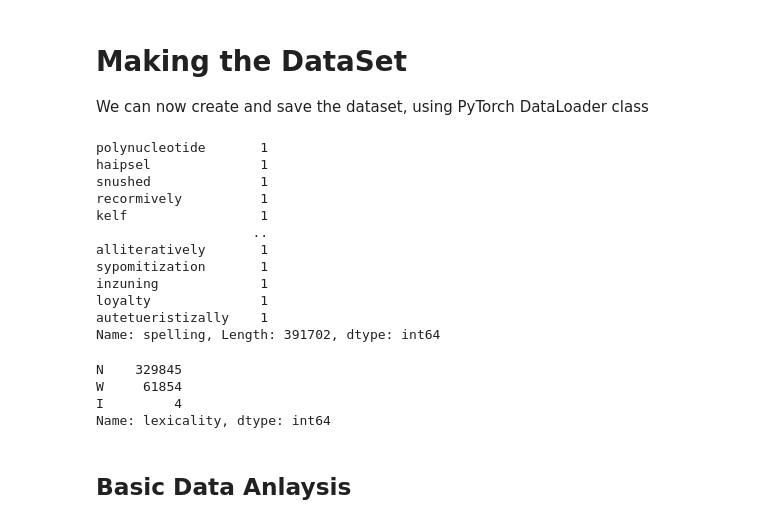
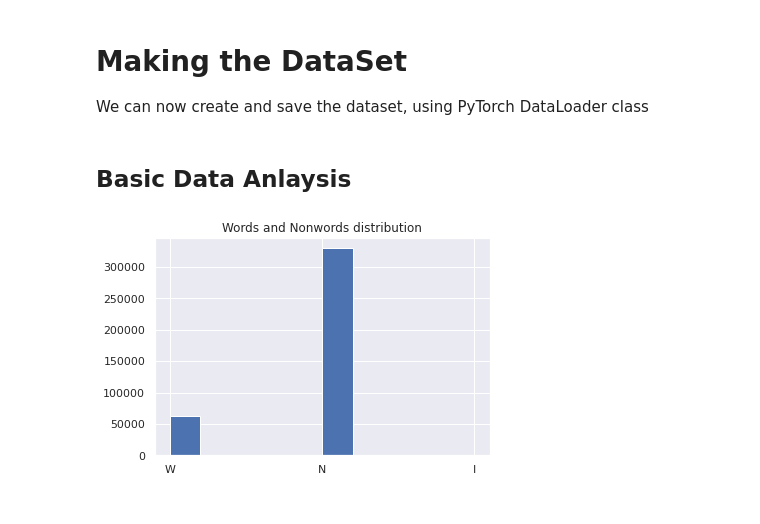
Before and after one commit to FrancescoMorri/Language_Classifcation, a Jupyter notebook: Data_Maker.ipynb, the cells around one changed output. Cells and saved outputs as stored; diff of their text form; code cells hidden in the pictures.

```diff
--- a/Data_Maker.ipynb
+++ b/Data_Maker.ipynb
@@ -25,29 +25,18 @@ Total Time:249
 # Making the DataSet
 We can now create and save the dataset, using PyTorch DataLoader class
 # %%
-words = pd.read_csv(PATH+"words_all_unique.csv")
-words['spelling'].value_counts()
+words = pd.read_csv(PATH+"words_all_unique.csv", usecols=['spelling', 'lexicality'])
-# %% [output]
-polynucleotide       1
-haipsel              1
-snushed              1
-recormively          1
-kelf                 1
-                    ..
-alliteratively       1
-sypomitization       1
-inzuning             1
-loyalty              1
-autetueristizally    1
-Name: spelling, Length: 391702, dtype: int64
-# %%
-words['lexicality'].value_counts()
-# %% [output]
-N    329845
-W     61854
-I         4
-Name: lexicality, dtype: int64
 # %% [markdown]
 ## Basic Data Anlaysis
 # %%
 import seaborn as sns
+import matplotlib.pyplot as plt
+sns.set()
+# %%
+divi = words['lexicality'].value_counts()
+plt.hist(x=words['lexicality'])
+plt.title("Words and Nonwords distribution")
+plt.savefig(PATH+"graphs/W_N_ratio.png", bbox_inches='tight')
+plt.show()
+# %% [output]
+[figure, added]
```
Also changed, not shown: parts of 25 cells of this notebook.
